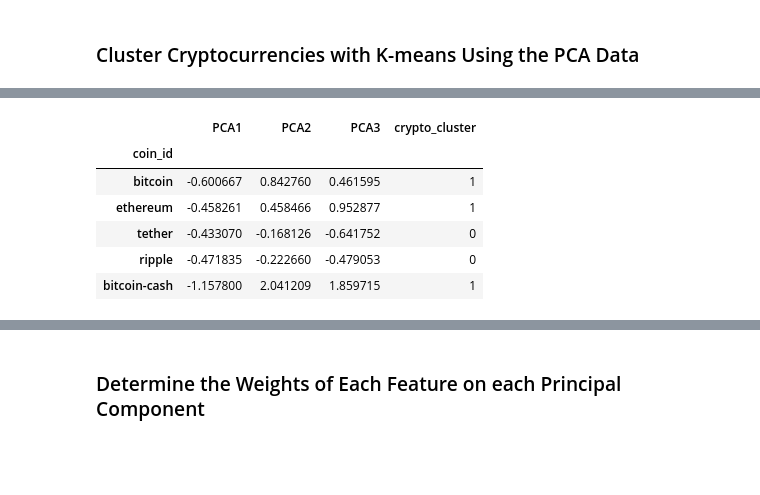
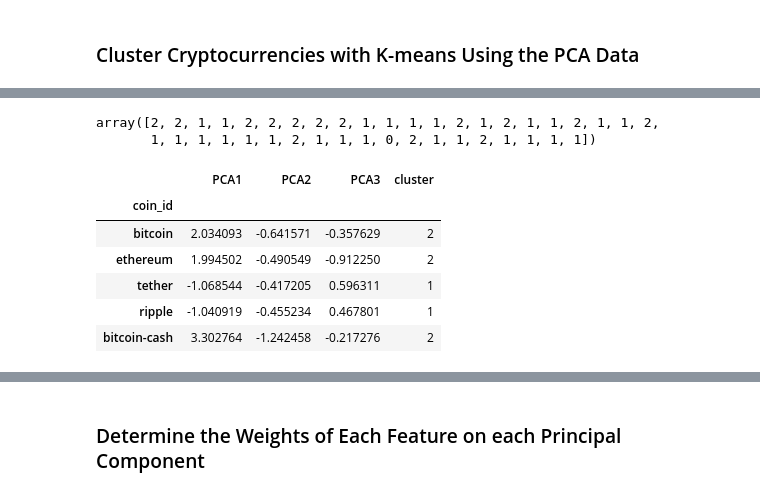
Before and after one commit to gordon-laraven/CryptoClustering, a Jupyter notebook: Starter_Code/Crypto_Clustering.ipynb, the cells around one changed output, grey strips where cells are left out. Drawn from its saved outputs; the diff is of its cells as text; code cells hidden in the pictures; blank space fills up the shorter version.

```diff
--- a/Starter_Code/Crypto_Clustering.ipynb
+++ b/Starter_Code/Crypto_Clustering.ipynb
@@ -345,19 +321,24 @@ print(clusters_pca)
+# %%
+# View the resulting array of cluster values.
+clusters_pca
+# %% [output]
+array([2, 2, 1, 1, 2, 2, 2, 2, 2, 1, 1, 1, 1, 2, 1, 2, 1, 1, 2, 1, 1, 2,
+       1, 1, 1, 1, 1, 1, 2, 1, 1, 1, 0, 2, 1, 1, 2, 1, 1, 1, 1])
 # %%
 # Create a copy of the DataFrame with the PCA data
 # Add a new column to the DataFrame with the predicted clusters
 pca_df['cluster'] = clusters_pca
-
-
-# Display sample data
-print(pca_df.head())
-# %% [output]
-|  | PCA1 | PCA2 | PCA3 | crypto_cluster |
-| coin_id |  |  |  |  |
-| bitcoin | -0.600667 | 0.842760 | 0.461595 | 1 |
-| ethereum | -0.458261 | 0.458466 | 0.952877 | 1 |
-| tether | -0.433070 | -0.168126 | -0.641752 | 0 |
-| ripple | -0.471835 | -0.222660 | -0.479053 | 0 |
-| bitcoin-cash | -1.157800 | 2.041209 | 1.859715 | 1 |
+# %%
+# Display sample data
+pca_df.head()
+# %% [output]
+|  | PCA1 | PCA2 | PCA3 | cluster |
+| coin_id |  |  |  |  |
+| bitcoin | 2.034093 | -0.641571 | -0.357629 | 2 |
+| ethereum | 1.994502 | -0.490549 | -0.912250 | 2 |
+| tether | -1.068544 | -0.417205 | 0.596311 | 1 |
+| ripple | -1.040919 | -0.455234 | 0.467801 | 1 |
+| bitcoin-cash | 3.302764 | -1.242458 | -0.217276 | 2 |
 # %%
 # Create a scatter plot using hvPlot by setting `x="PCA1"` and `y="PCA2"`.
 pca_df.plot.scatter(x='PCA1', y='PCA2', c='cluster', colormap='rainbow')
```
Also changed, not shown: parts of 26 cells of this notebook.
